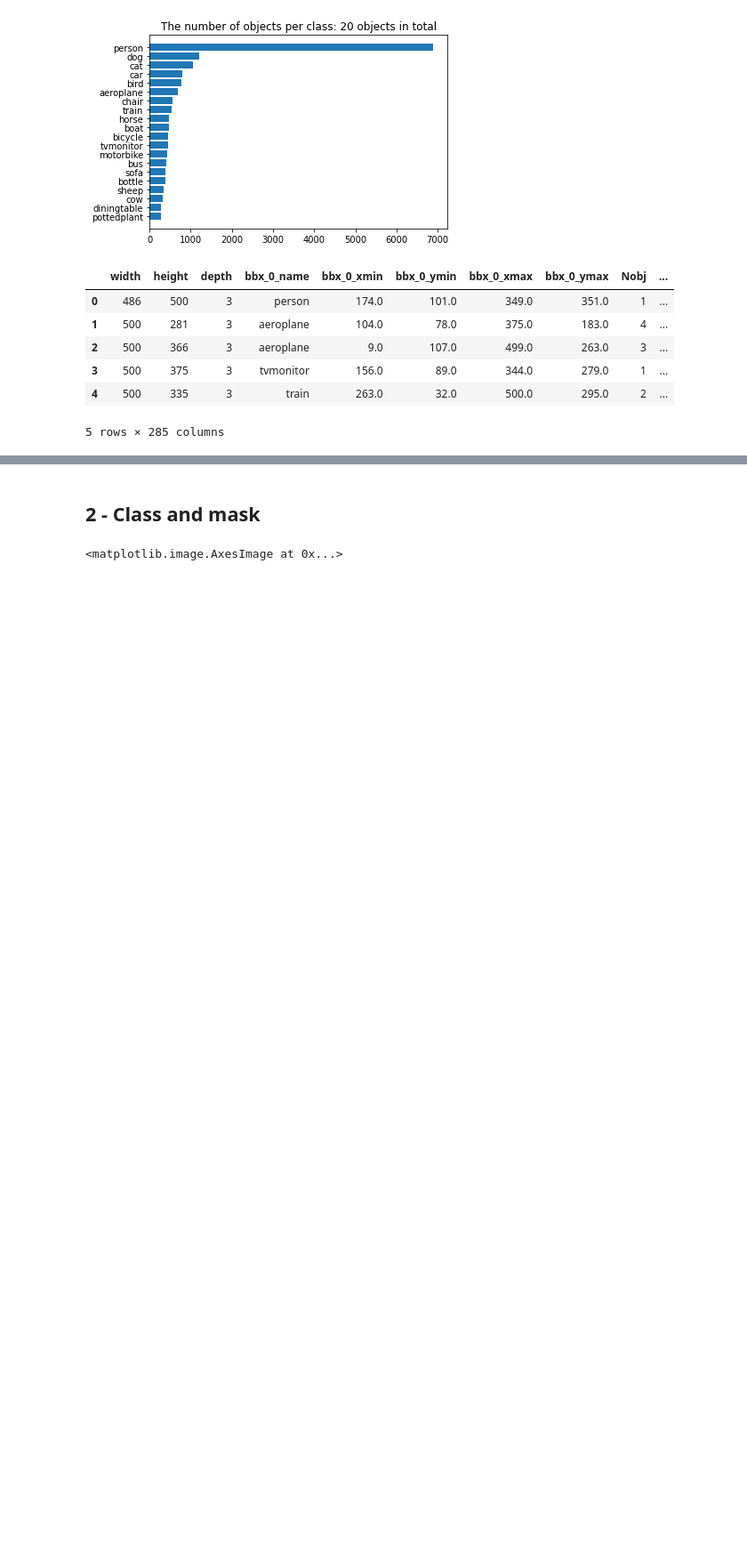
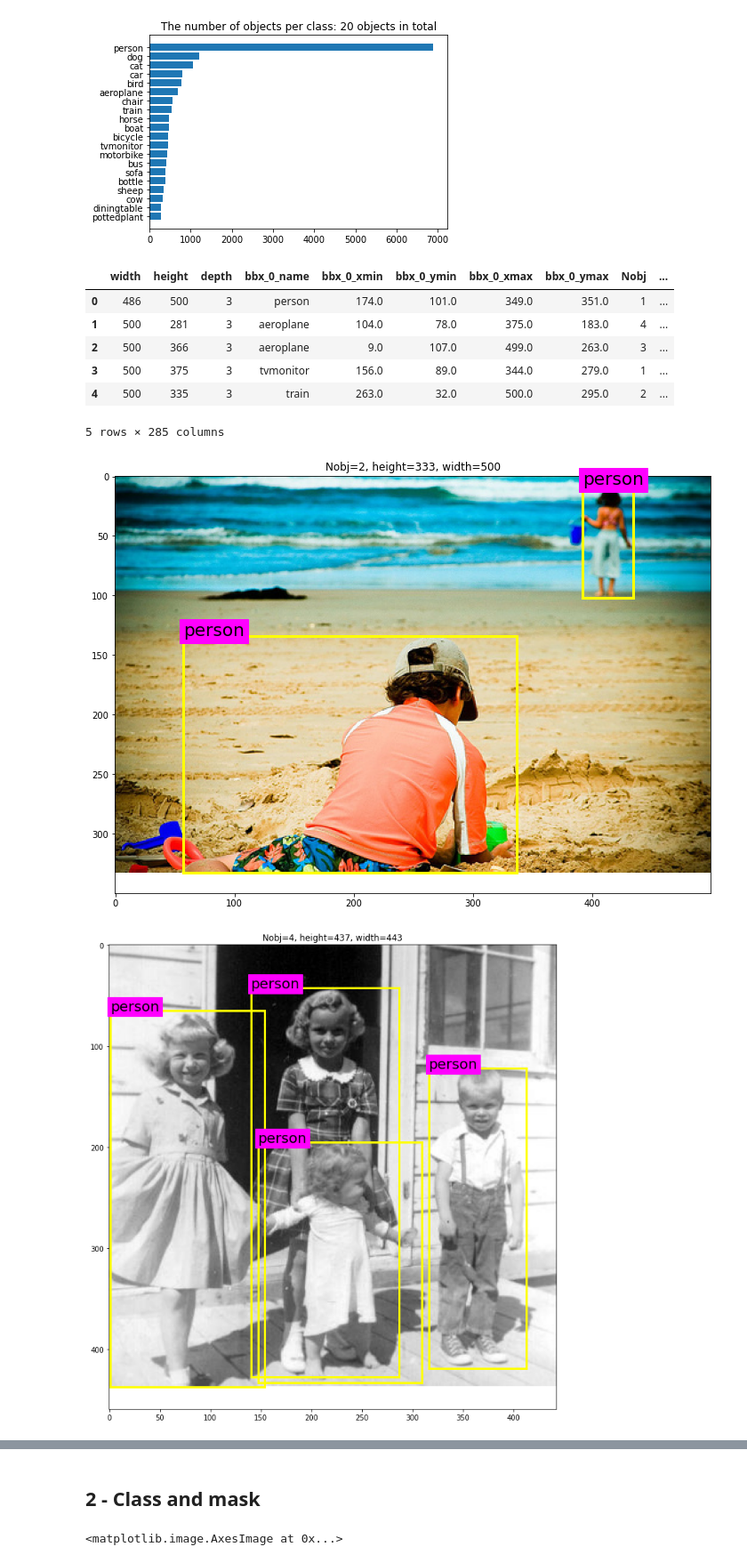
Before and after one commit to plorgue/jerry, a Jupyter notebook: pascal-dataset.ipynb, the cells around one changed output, grey strips where cells are left out. Shown at 89% size. Saved outputs shown, nothing was run; the diff lists cells and outputs as text; code cells hidden in the pictures; blank space fills up the shorter version.

Commit message:
feat(rcnn): visualise data

```diff
--- a/pascal-dataset.ipynb
+++ b/pascal-dataset.ipynb
@@ -74,3 +74,47 @@ df_anno.head()
 | 3 | 500 | 375 | 3 | tvmonitor | 156.0 | 89.0 | 344.0 | 279.0 | 1 | ... |
 | 4 | 500 | 335 | 3 | train | 263.0 | 32.0 | 500.0 | 295.0 | 2 | ... |
 5 rows × 285 columns
+# %%
+def plt_rectangle(plt,label,x1,y1,x2,y2):
+    '''
+    == Input ==
+
+    plt   : matplotlib.pyplot object
+    label : string containing the object class name
+    x1    : top left corner x coordinate
+    y1    : top left corner y coordinate
+    x2    : bottom right corner x coordinate
+    y2    : bottom right corner y coordinate
+    '''
+    linewidth = 3
+    color = "yellow"
+    plt.text(x1,y1,label,fontsize=20,backgroundcolor="magenta")
+    plt.plot([x1,x1],[y1,y2], linewidth=linewidth,color=color)
+    plt.plot([x2,x2],[y1,y2], linewidth=linewidth,color=color)
+    plt.plot([x1,x2],[y1,y1], linewidth=linewidth,color=color)
+    plt.plot([x1,x2],[y2,y2], linewidth=linewidth,color=color)
+# %%
+
+size = 3
+ind_random = np.random.randint(0,df_anno.shape[0],size=size)
+for irow in ind_random:
+    row  = df_anno.iloc[irow,:]
+    path = os.path.join(imageJPG_dir, row["fileID"] + ".jpg")
+    # read in image
+    img  = plt.imread(path)
+
+    plt.figure(figsize=(12,12))
+    plt.imshow(img) # plot image
+    plt.title("Nobj={}, height={}, width={}".format(row["Nobj"],row["height"],row["width"]))
+    # for each object in the image, plot the bounding box
+    for iplot in range(row["Nobj"]):
+        plt_rectangle(plt,
+                      label = row["bbx_{}_name".format(iplot)],
+                      x1=row["bbx_{}_xmin".format(iplot)],
+                      y1=row["bbx_{}_ymin".format(iplot)],
+                      x2=row["bbx_{}_xmax".format(iplot)],
+                      y2=row["bbx_{}_ymax".format(iplot)])
+    plt.show() ## show the plot
+# %% [output]
+[figure, added]
+[figure, added]
```
Also changed, not shown: parts of 3 cells of this notebook, 1 other file.
